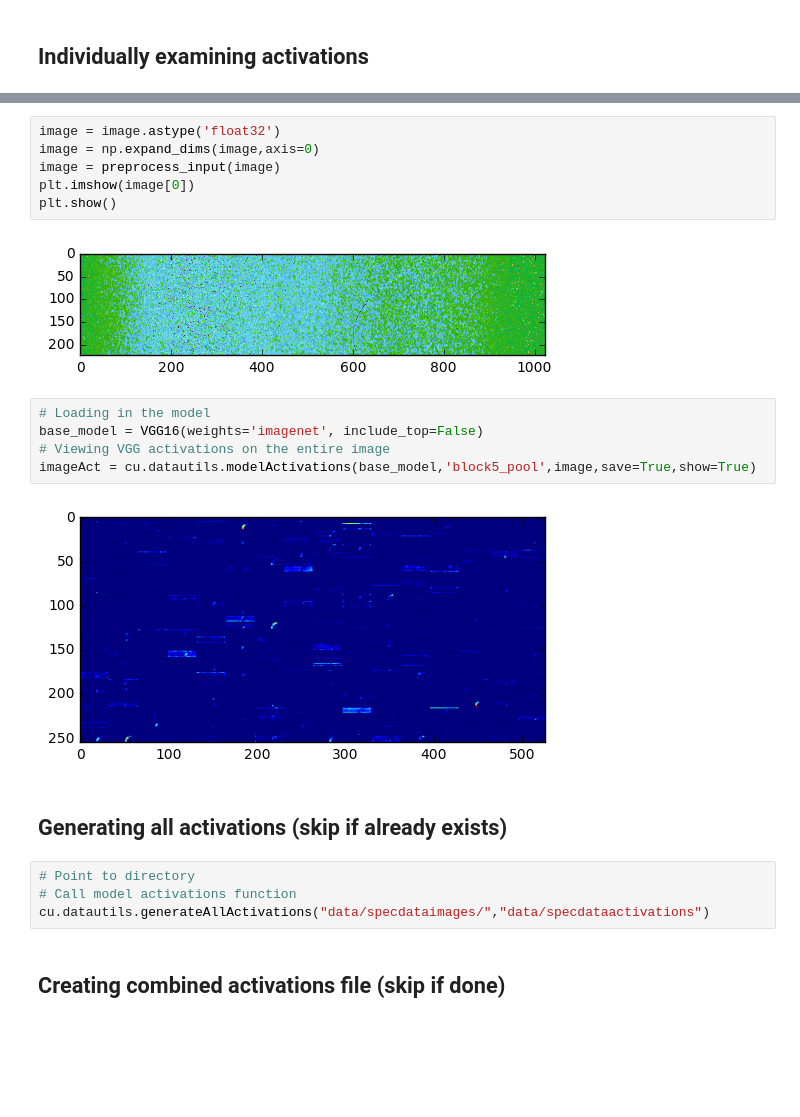
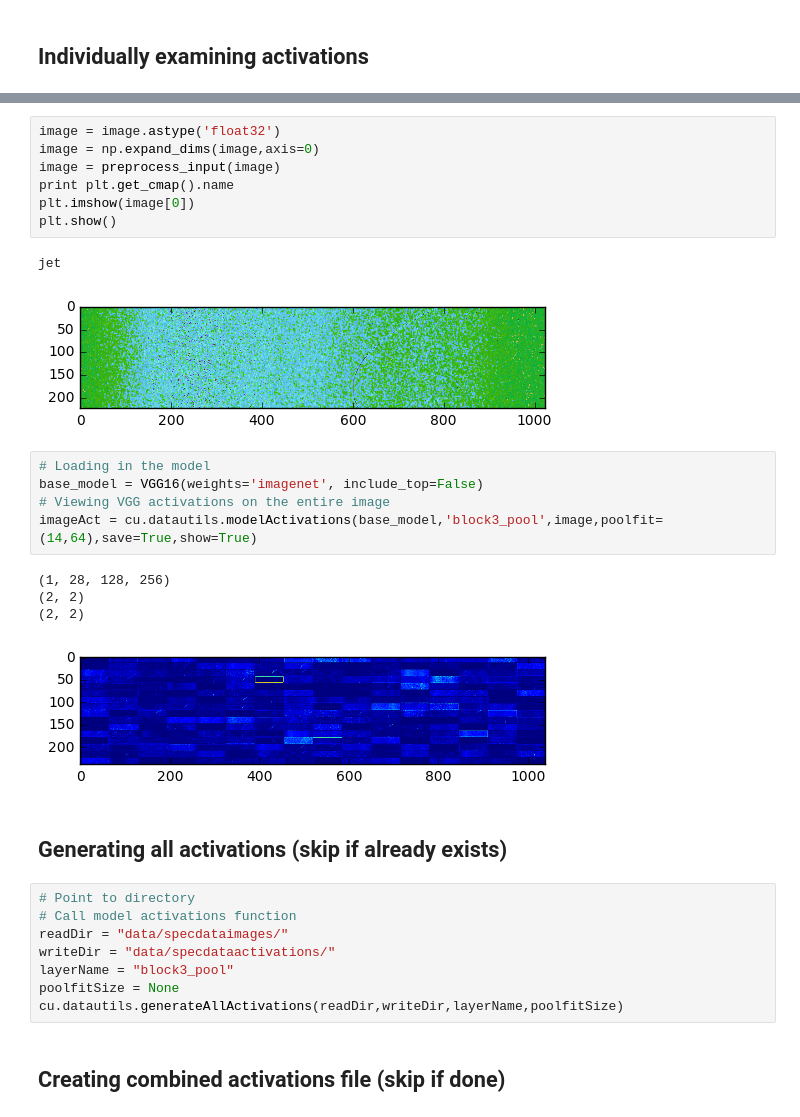
Before and after one commit to akashmjn/cs341-ibm-seti, a Jupyter notebook: data-generate-images-activations.ipynb, the cells around one changed output, grey strips where cells are left out. Cells and saved outputs as stored; diff of their text form; blank space fills up the shorter version.

Commit message:
Example code refined for datapipeline + baseline models

```diff
--- a/data-generate-images-activations.ipynb
+++ b/data-generate-images-activations.ipynb
@@ -125,23 +133,32 @@ Name: 167, dtype: object
 image = image.astype('float32')
 image = np.expand_dims(image,axis=0)
 image = preprocess_input(image)
+print plt.get_cmap().name
 plt.imshow(image[0])
 plt.show()
 # %% [output]
+jet
 [figure]
 # %%
 # Loading in the model
 base_model = VGG16(weights='imagenet', include_top=False)
 # Viewing VGG activations on the entire image
-imageAct = cu.datautils.modelActivations(base_model,'block5_pool',image,save=True,show=True)
+imageAct = cu.datautils.modelActivations(base_model,'block3_pool',image,poolfit=(14,64),save=True,show=True)
 # %% [output]
+(1, 28, 128, 256)
+(2, 2)
+(2, 2)
-[figure, old version]
+[figure, new version]
 # %% [markdown]
 ## Generating all activations (skip if already exists)
 # %%
 # Point to directory
 # Call model activations function
-cu.datautils.generateAllActivations("data/specdataimages/","data/specdataactivations")
+readDir = "data/specdataimages/"
+writeDir = "data/specdataactivations/"
+layerName = "block3_pool"
+poolfitSize = None
+cu.datautils.generateAllActivations(readDir,writeDir,layerName,poolfitSize)
 # %% [markdown]
 ## Creating combined activations file (skip if done)
 # %%
```
Also changed, not shown: parts of 10 cells of this notebook, 1 other file.
